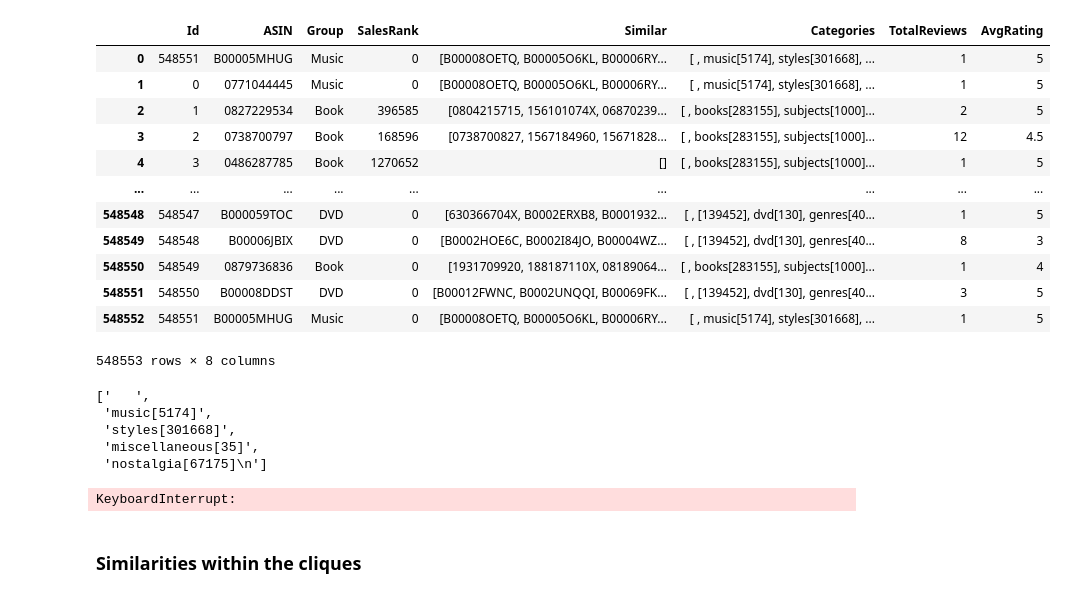
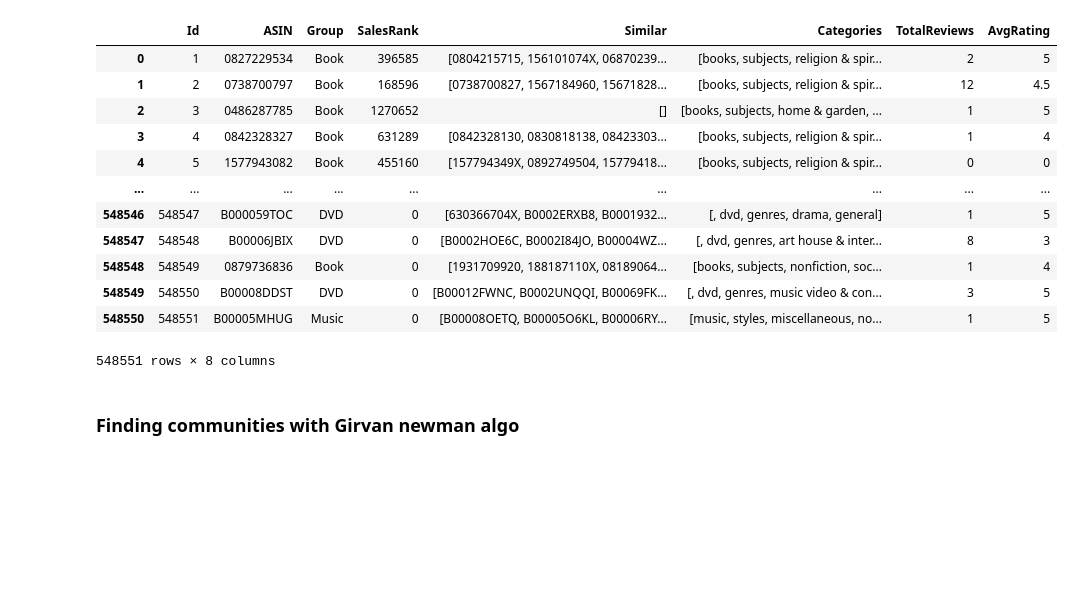
Before and after one commit to Wesam-Hashmeh/Amazon-Products-SNA, a Jupyter notebook: AmazonSNA.ipynb, the cells around one changed output. Drawn from its saved outputs; the diff is of its cells as text; code cells hidden in the pictures; blank space fills up the shorter version.

```diff
--- a/AmazonSNA.ipynb
+++ b/AmazonSNA.ipynb
@@ -93,5 +82,9 @@ def parseCats(cats):
+# %%
+def clean_category_list(cat_list):
+    cleaned_list = [item.split('[')[0].strip() for item in cat_list if '[' in item]
+    return cleaned_list
 # %%
-fhr = open('../datasets/amazon-meta.txt', 'r', encoding='utf-8', errors='ignore')
+fhr = open('amazon-meta.txt', 'r', encoding='utf-8', errors='ignore')
 
 productList = []
 count = 0
@@ -135,90 +128,45 @@ for line in fhr:
             MetaData.append(ASIN)
             MetaData.append(Group)
             MetaData.append(SalesRank)
             MetaData.append(similarList)
             MetaData.append(Categories)
             MetaData.append(TotalReviews)
             MetaData.append(AvgRating)
             productList.append(MetaData)
         except NameError:
             continue
 fhr.close()
 
 # # create books-specific list exclusively for books
 # bookList = []
 # count=0
 # for product in productList:
 #         if (product[2]=='Book'):
 #             if(len(product[5])>3):
 #                 Categories=product[5][3]
 #                 Categories=Categories[0: Categories.index("["):]
 #                 product[5]=Categories
 #             bookList.append(product)
 #             count+=1
 #         if count == 200000:
 #             break
 
 df = pd.DataFrame(productList, columns = ['Id', 'ASIN',"Group",'SalesRank','Similar','Categories','TotalReviews','AvgRating',])
+df['Categories'] = df['Categories'].apply(clean_category_list)
 df
 # %% [output]
 |  | Id | ASIN | Group | SalesRank | Similar | Categories | TotalReviews | AvgRating |
-| 0 | 548551 | B00005MHUG | Music | 0 | [B00008OETQ, B00005O6KL, B00006RY... | [ , music[5174], styles[301668], ... | 1 | 5 |
-| 1 | 0 | 0771044445 | Music | 0 | [B00008OETQ, B00005O6KL, B00006RY... | [ , music[5174], styles[301668], ... | 1 | 5 |
-| 2 | 1 | 0827229534 | Book | 396585 | [0804215715, 156101074X, 06870239... | [ , books[283155], subjects[1000]... | 2 | 5 |
-| 3 | 2 | 0738700797 | Book | 168596 | [0738700827, 1567184960, 15671828... | [ , books[283155], subjects[1000]... | 12 | 4.5 |
-| 4 | 3 | 0486287785 | Book | 1270652 | [] | [ , books[283155], subjects[1000]... | 1 | 5 |
+| 0 | 1 | 0827229534 | Book | 396585 | [0804215715, 156101074X, 06870239... | [books, subjects, religion & spir... | 2 | 5 |
+| 1 | 2 | 0738700797 | Book | 168596 | [0738700827, 1567184960, 15671828... | [books, subjects, religion & spir... | 12 | 4.5 |
+| 2 | 3 | 0486287785 | Book | 1270652 | [] | [books, subjects, home & garden, ... | 1 | 5 |
+| 3 | 4 | 0842328327 | Book | 631289 | [0842328130, 0830818138, 08423303... | [books, subjects, religion & spir... | 1 | 4 |
+| 4 | 5 | 1577943082 | Book | 455160 | [157794349X, 0892749504, 15779418... | [books, subjects, religion & spir... | 0 | 0 |
 | ... | ... | ... | ... | ... | ... | ... | ... | ... |
-| 548548 | 548547 | B000059TOC | DVD | 0 | [630366704X, B0002ERXB8, B0001932... | [ , [139452], dvd[130], genres[40... | 1 | 5 |
-| 548549 | 548548 | B00006JBIX | DVD | 0 | [B0002HOE6C, B0002I84JO, B00004WZ... | [ , [139452], dvd[130], genres[40... | 8 | 3 |
-| 548550 | 548549 | 0879736836 | Book | 0 | [1931709920, 188187110X, 08189064... | [ , books[283155], subjects[1000]... | 1 | 4 |
-| 548551 | 548550 | B00008DDST | DVD | 0 | [B00012FWNC, B0002UNQQI, B00069FK... | [ , [139452], dvd[130], genres[40... | 3 | 5 |
-| 548552 | 548551 | B00005MHUG | Music | 0 | [B00008OETQ, B00005O6KL, B00006RY... | [ , music[5174], styles[301668], ... | 1 | 5 |
+| 548546 | 548547 | B000059TOC | DVD | 0 | [630366704X, B0002ERXB8, B0001932... | [, dvd, genres, drama, general] | 1 | 5 |
+| 548547 | 548548 | B00006JBIX | DVD | 0 | [B0002HOE6C, B0002I84JO, B00004WZ... | [, dvd, genres, art house & inter... | 8 | 3 |
+| 548548 | 548549 | 0879736836 | Book | 0 | [1931709920, 188187110X, 08189064... | [books, subjects, nonfiction, soc... | 1 | 4 |
+| 548549 | 548550 | B00008DDST | DVD | 0 | [B00012FWNC, B0002UNQQI, B00069FK... | [, dvd, genres, music video & con... | 3 | 5 |
+| 548550 | 548551 | B00005MHUG | Music | 0 | [B00008OETQ, B00005O6KL, B00006RY... | [music, styles, miscellaneous, no... | 1 | 5 |
-548553 rows × 8 columns
+548551 rows × 8 columns
-# %%
-df["Categories"][0]
-# %% [output]
-['   ',
- 'music[5174]',
- 'styles[301668]',
- 'miscellaneous[35]',
- 'nostalgia[67175]\n']
-# %%
-from itertools import combinations
-
-
-def is_k_distance_clique(G, vertices, k):
-    """ Check if the subgraph induced by `vertices` is a k-distance clique. """
-    H = G.subgraph(vertices)
-    for u in H.nodes():
-        for v in H.nodes():
-            if u != v:
-                try:
-                    if nx.shortest_path_length(H, source=u, target=v) > k:
-                        return False
-                except nx.NetworkXNoPath:
-                    # No path exists between u and v, hence the distance is infinite and > k
-                    return False
-    return True
-
-def find_k_distance_cliques(G, k, max_size, max_cliques):
-    """ Find all k-distance cliques up to a maximum size of vertices. """
-    k_cliques = []
-    for size in range(1, max_size + 1):
-        for vertices in combinations(G.nodes(), size):
-            if is_k_distance_clique(G, vertices, k):
-                k_cliques.append(list(vertices))
-                if len(k_cliques) > max_cliques:
-                    break
-    return k_cliques
-
-# Filter for k-cliques
-
-for k in range(1,10):
-    k_cliques = find_k_distance_cliques(G.to_undirected(), k, max_size=5, max_cliques=50)
-    print(f"All {k}-cliques:")
-    for clique in k_cliques:
-        print(clique)
-# %% [output]
-KeyboardInterrupt:
-# %% [markdown]
-### Similarities within the cliques
+# %% [markdown]
+### Finding communities with Girvan newman algo
```
Also changed, not shown: parts of 6 cells of this notebook.
